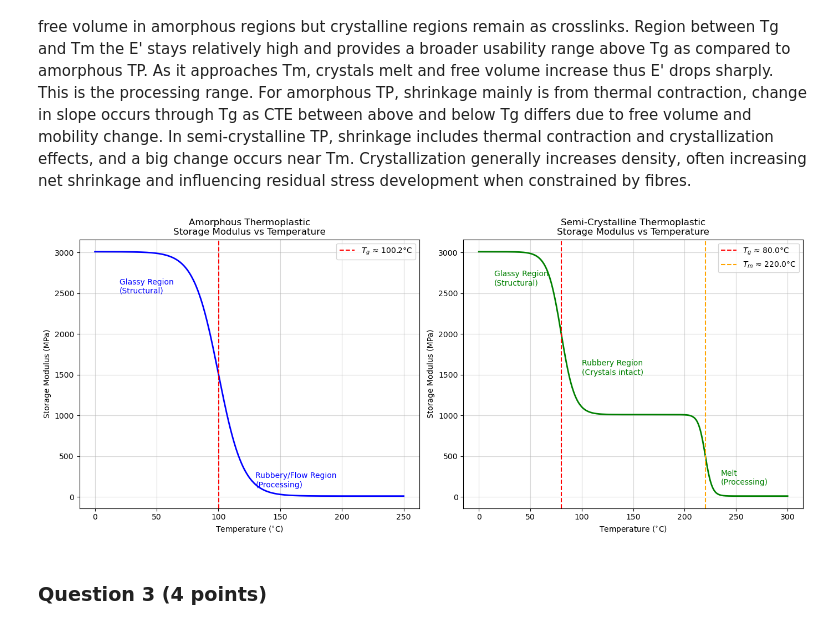
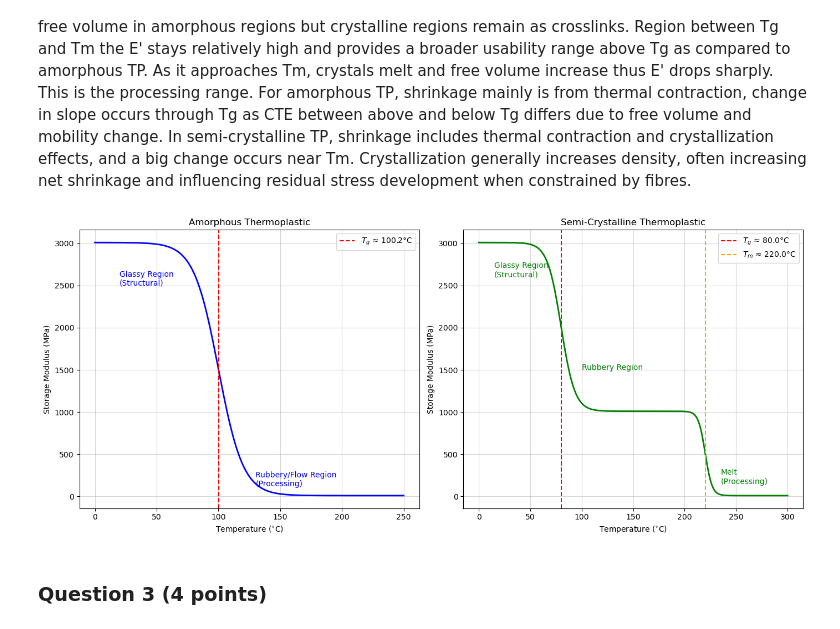
Before and after one commit to hewweiqing/PCM-notebooks, a Jupyter notebook: Defects - 2024.ipynb, the cells around one changed output. Drawn from its saved outputs; the diff is of its cells as text; code cells hidden in the pictures.

```diff
--- a/Defects - 2024.ipynb
+++ b/Defects - 2024.ipynb
@@ -111,37 +111,37 @@ E_semicrys = np.array(E_semicrys)
 dE_dT_sc = np.gradient(E_semicrys, T_semicrys)
 split_thresh = 0.5 * (Tg_sc_guess + Tm_sc_guess)
 mask_tg = T_semicrys < split_thresh
 mask_tm = T_semicrys >= split_thresh
 Tg_sc = T_semicrys[mask_tg][np.argmin(dE_dT_sc[mask_tg])]
 Tm_sc = T_semicrys[mask_tm][np.argmin(dE_dT_sc[mask_tm])]
 
 fig, (ax1, ax2) = plt.subplots(1, 2, figsize=(14, 6))
 ax1.plot(T_amorphous, E_amorphous, 'b-', linewidth=2)
-ax1.set_title('Amorphous Thermoplastic\nStorage Modulus vs Temperature')
+ax1.set_title('Amorphous Thermoplastic')
 ax1.set_xlabel('Temperature ($^{\circ}$C)')
 ax1.set_ylabel('Storage Modulus (MPa)')
 ax1.axvline(x=Tg_am, color='r', linestyle='--', label=f'$T_g$ ≈ {Tg_am:.1f}°C')
 ax1.text(20, 2500, 'Glassy Region\n(Structural)', fontsize=10, color='blue')
 ax1.text(130, 120, 'Rubbery/Flow Region\n(Processing)', fontsize=10, color='blue')
 ax1.grid(True, which="both", ls="-", alpha=0.5)
 ax1.legend()
 
 ax2.plot(T_semicrys, E_semicrys, 'g-', linewidth=2)
-ax2.set_title('Semi-Crystalline Thermoplastic\nStorage Modulus vs Temperature')
+ax2.set_title('Semi-Crystalline Thermoplastic')
 ax2.set_xlabel('Temperature ($^{\circ}$C)')
 ax2.set_ylabel('Storage Modulus (MPa)')
 ax2.axvline(x=Tg_sc, color='r', linestyle='--', label=f'$T_g$ ≈ {Tg_sc:.1f}°C')
 ax2.axvline(x=Tm_sc, color='orange', linestyle='--', label=f'$T_m$ ≈ {Tm_sc:.1f}°C')
 ax2.text(15, 2600, 'Glassy Region\n(Structural)', fontsize=10, color='green')
-ax2.text(100, 1500, 'Rubbery Region\n(Crystals intact)', fontsize=10, color='green')
+ax2.text(100, 1500, 'Rubbery Region', fontsize=10, color='green')
 ax2.text(235, 150, 'Melt\n(Processing)', fontsize=10, color='green')
 ax2.grid(True, which="both", ls="-", alpha=0.5)
 ax2.legend()
 
 plt.tight_layout()
 plt.show()
 # %% [output]
-[figure, old version]
+[figure, new version]
 # %% [markdown]
 ### Question 3 (4 points)
 # %% [markdown]
```
Also changed, not shown: parts of 8 cells of this notebook.
